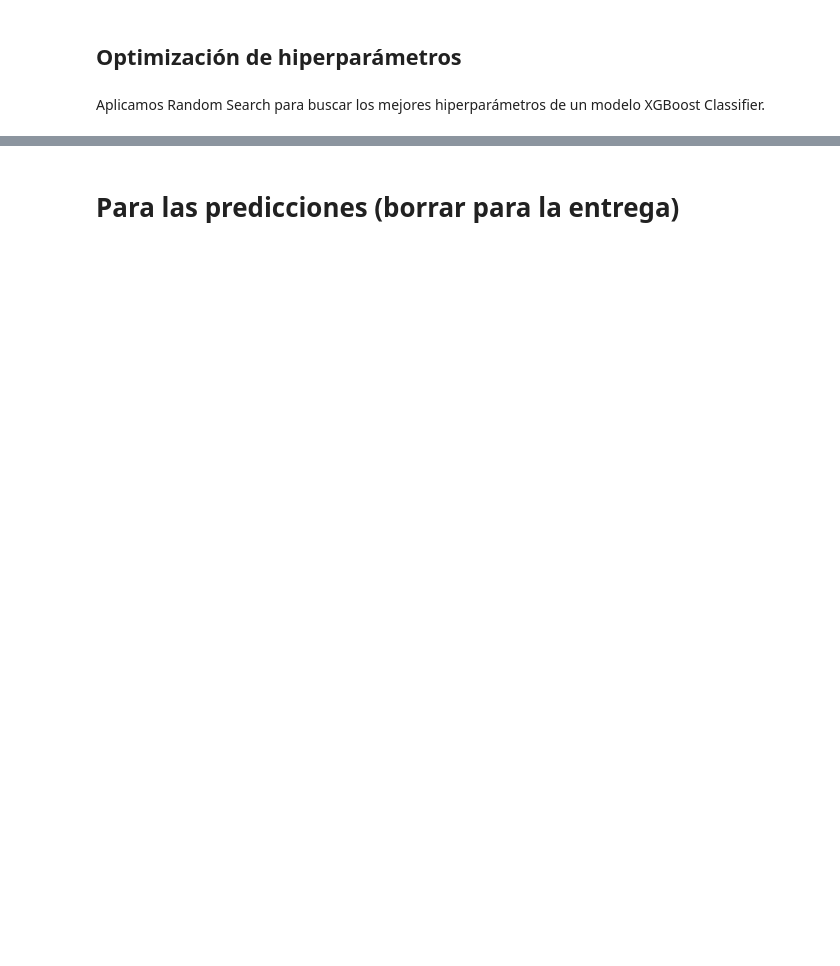
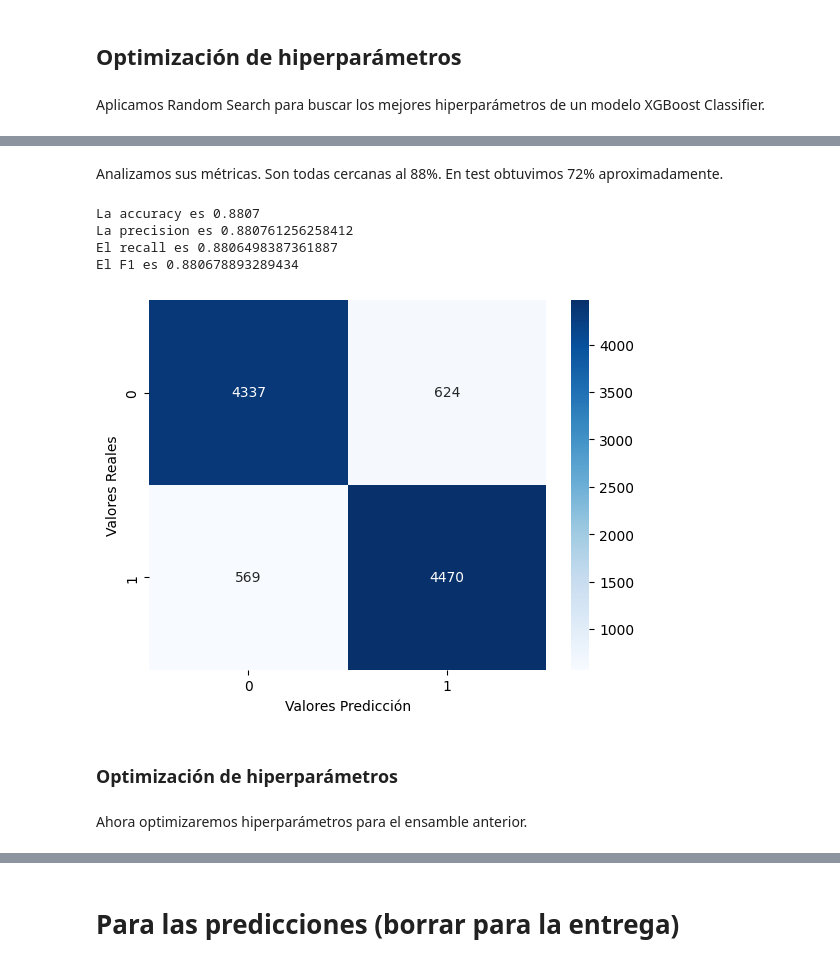
Before and after one commit to mrinkspot/Data-Science-and-Machine-Learning-Projects, a Jupyter notebook: TP2/7506R_TP2_GRUPO20_ENTREGA_N1.ipynb, the cells around one changed output, grey strips where cells are left out. Cells and saved outputs as stored; diff of their text form; code cells hidden in the pictures; blank space fills up the shorter version.

```diff
--- a/TP2/7506R_TP2_GRUPO20_ENTREGA_N1.ipynb
+++ b/TP2/7506R_TP2_GRUPO20_ENTREGA_N1.ipynb
@@ -501,0 +500,10 @@ df_submission.to_csv('submissions/xgboost/xgb_model_1.csv', index=False)
+# %%
+modelo1 = DecisionTreeClassifier()
+modelo2 = LogisticRegression()
+modelo3 = MultinomialNB()
+
+ensamble = VotingClassifier(estimators=[('modelo1', modelo1), ('modelo2', modelo2), ('modelo3', modelo3)], voting='hard')
+
+modelo_ensamble = make_pipeline(TfidfVectorizer(stop_words=stopwords, ngram_range=(1,3)), ensamble)
+
+modelo_ensamble.fit(X_train, y_train_encoded)
@@ -501,0 +524,16 @@ df_submission.to_csv('submissions/xgboost/xgb_model_1.csv', index=False)
+# %% [markdown]
+Analizamos sus métricas. Son todas cercanas al 88%. En test obtuvimos 72% aproximadamente.
+# %%
+y_pred_encoded = modelo_ensamble.predict(X_test)
+y_pred = encoder.inverse_transform(y_pred_encoded)
+mostrar_metricas(y_test, y_pred)
+# %% [output]
+La accuracy es 0.8807
+La precision es 0.880761256258412
+El recall es 0.8806498387361887
+El F1 es 0.880678893289434
+[figure, added]
+# %% [markdown]
+### Optimización de hiperparámetros
+# %% [markdown]
+Ahora optimizaremos hiperparámetros para el ensamble anterior.
```
Also changed, not shown: parts of 114 cells of this notebook.
